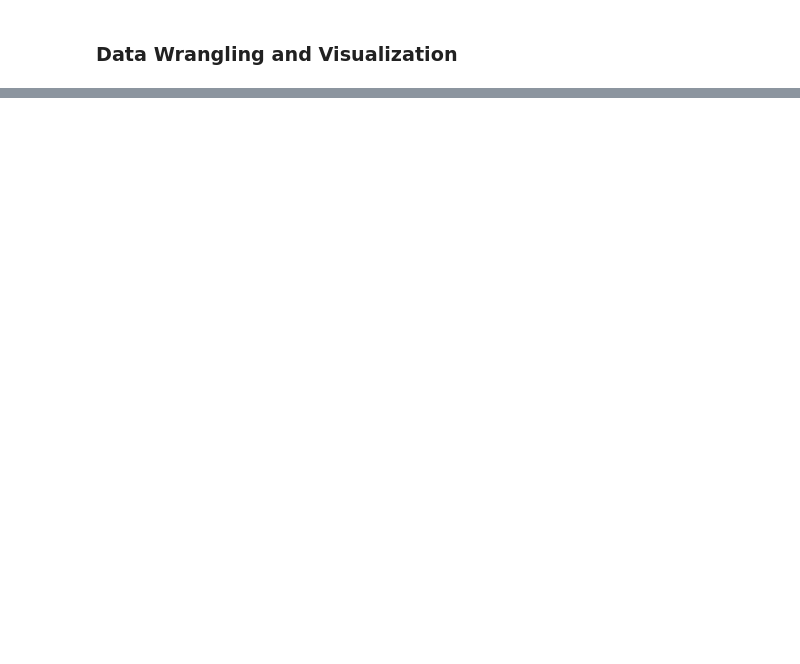
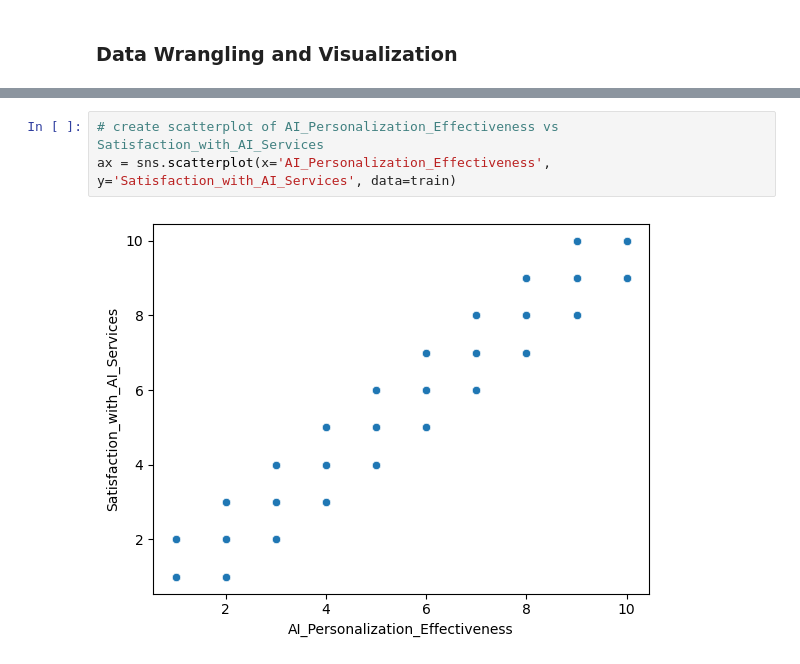
Before and after one commit to alim0118/customer-churn-predictor, a Jupyter notebook: Churn_Predictor.ipynb, the cells around one changed output, grey strips where cells are left out. Saved outputs shown, nothing was run; the diff lists cells and outputs as text; blank space fills up the shorter version.

Commit message:
Added visualization, added eval functions

```diff
--- a/Churn_Predictor.ipynb
+++ b/Churn_Predictor.ipynb
@@ -89,0 +177,5 @@ train.describe(include='all')
+# %%
+# create scatterplot of AI_Personalization_Effectiveness vs Satisfaction_with_AI_Services
+ax = sns.scatterplot(x='AI_Personalization_Effectiveness', y='Satisfaction_with_AI_Services', data=train)
+# %% [output]
+[figure, added]
```
Also changed, not shown: parts of 16 cells of this notebook.
